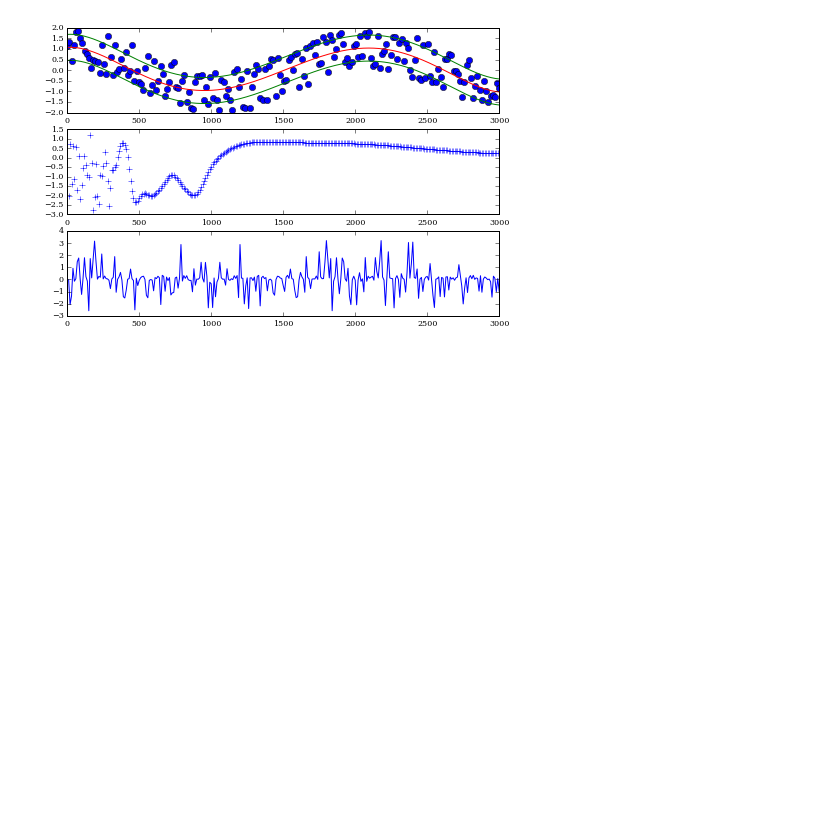
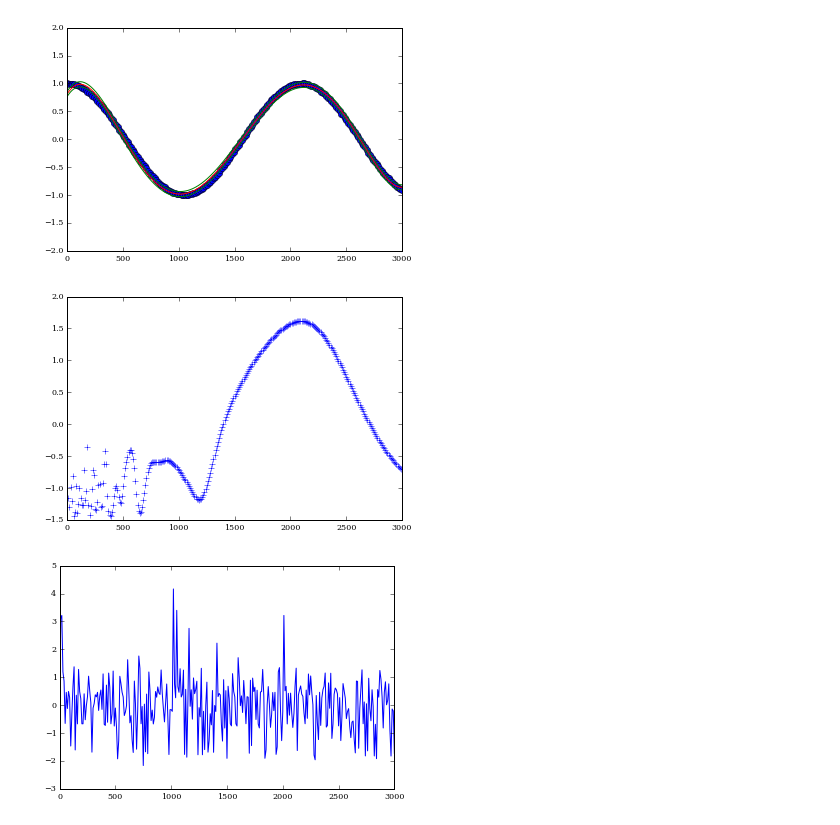
Before and after one commit to joshuazd/lssfds, a Jupyter notebook: gen_sample_data.ipynb, the cells around one changed output. Drawn from its saved outputs; the diff is of its cells as text; code cells hidden in the pictures; blank space fills up the shorter version.

Commit message:
used figs instead of subplots

```diff
--- a/gen_sample_data.ipynb
+++ b/gen_sample_data.ipynb
@@ -31,9 +31,9 @@ y = np.cos(x*0.003)
 for i in range(len(y)):
     r = np.random.random()
     if r < 0.5:
-        y[i] -= np.random.random()
+        y[i] -= 0.005*np.random.random()
     else:
-        y[i] += np.random.random()
+        y[i] += 0.005*np.random.random()
 
 period = np.array([i for i in range(10,3000,10)])
 omega = 2 * np.pi / period
@@ -60,37 +60,43 @@ for i in range(len(y)):
 sigma=sigma/len(y)
 sigma=np.sqrt(sigma)
 
 indicator=[1]*len(y)
 for i in range(len(y)):
     if 5*sigma < abs(y[i]-p(x[i])):
         indicator[i]-=1
 
 new_x=indicator*x
 new_y=indicator*y
 
 #aov calculation
-th,fr,frmax=pyaov.atrw(x,y,yerr,3000,10,fr0=10)
+th,fr,frmax=pyaov.atrw(x,y,yerr,3000,10)
 
 #normalize periodgram
 PS = (PS - np.mean(PS))/np.std(PS)
 th = (th - np.mean(th))/np.std(th)
 
 #plot data
-plt.subplot(311)
+plt.figure(1)
+#plt.subplot(311)
 plt.plot(new_x, new_y, 'o',xp,p(xp),'r-',xp,p(xp)+sigma,'g-',xp,p(xp)-sigma,'g-')
 plt.ylim((-2,2))
 
 #plot LS-periodogram
-plt.subplot(312)
+plt.figure(2)
+#plt.subplot(312)
 plt.plot(period,PS,'+')
 
-plt.subplot(313)
+#plot AOV periodogram
+plt.figure(3)
+#plt.subplot(313)
 plt.plot(fr,th)
-#plot AOV periodogram
+
 #pyaov.plper(frmax,x,y,fr,th)
 
-plt.subplots_adjust(left=0,top=1,right=1,bottom=0)
+#plt.subplots_adjust(left=0,top=1,right=1,bottom=0)
 
 plt.show()
 # %% [output]
-[figure, old version]
+[figure, new version]
+[figure, added]
+[figure, added]
```
